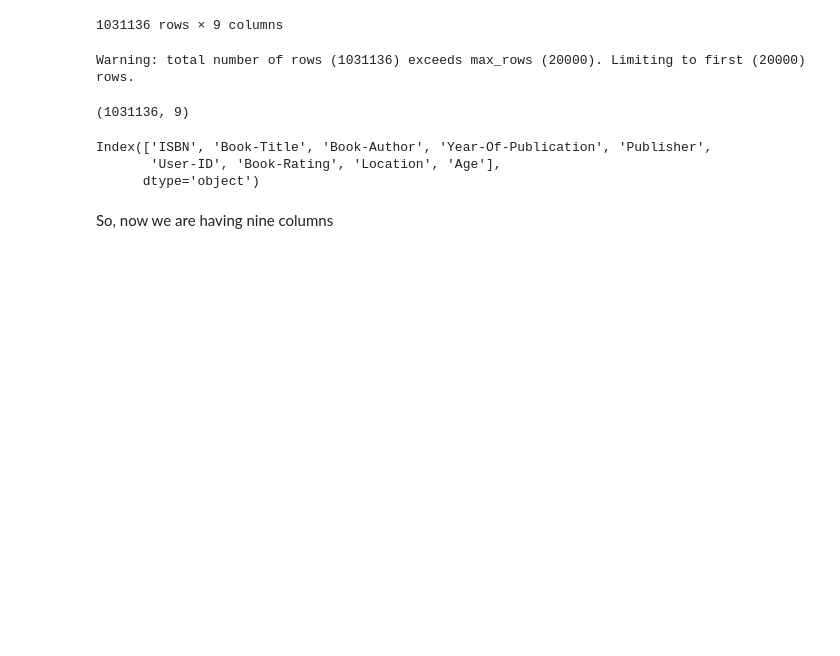
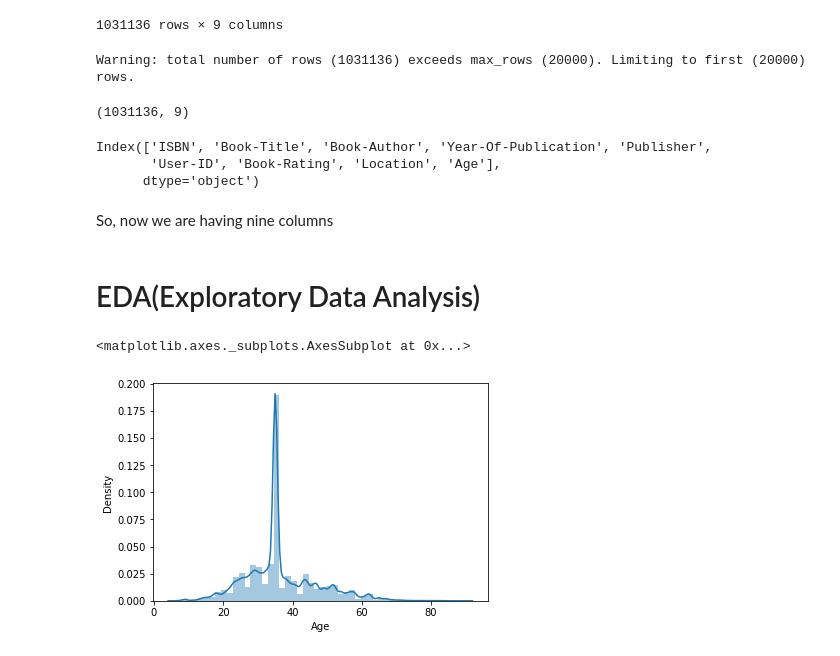
Before and after one commit to Shailendra114/Books-Recommendation-System-Unsupervised-Machine-Learning-, a Jupyter notebook: Books_Recommendation_System.ipynb, the cells around one changed output. Drawn from its saved outputs; the diff is of its cells as text; code cells hidden in the pictures; blank space fills up the shorter version.

Commit message:
Completed basic check of merged dataset

```diff
--- a/Books_Recommendation_System.ipynb
+++ b/Books_Recommendation_System.ipynb
@@ -751,3 +751,10 @@ Index(['ISBN', 'Book-Title', 'Book-Author', 'Year-Of-Publication', 'Publisher',
       dtype='object')
 # %% [markdown]
 So, now we are having nine columns
+# %% [markdown]
+# EDA(Exploratory Data Analysis)
+# %%
+sns.distplot(merged_data['Age'])
+# %% [output]
+<matplotlib.axes._subplots.AxesSubplot at 0x...>
+[figure, added]
```
